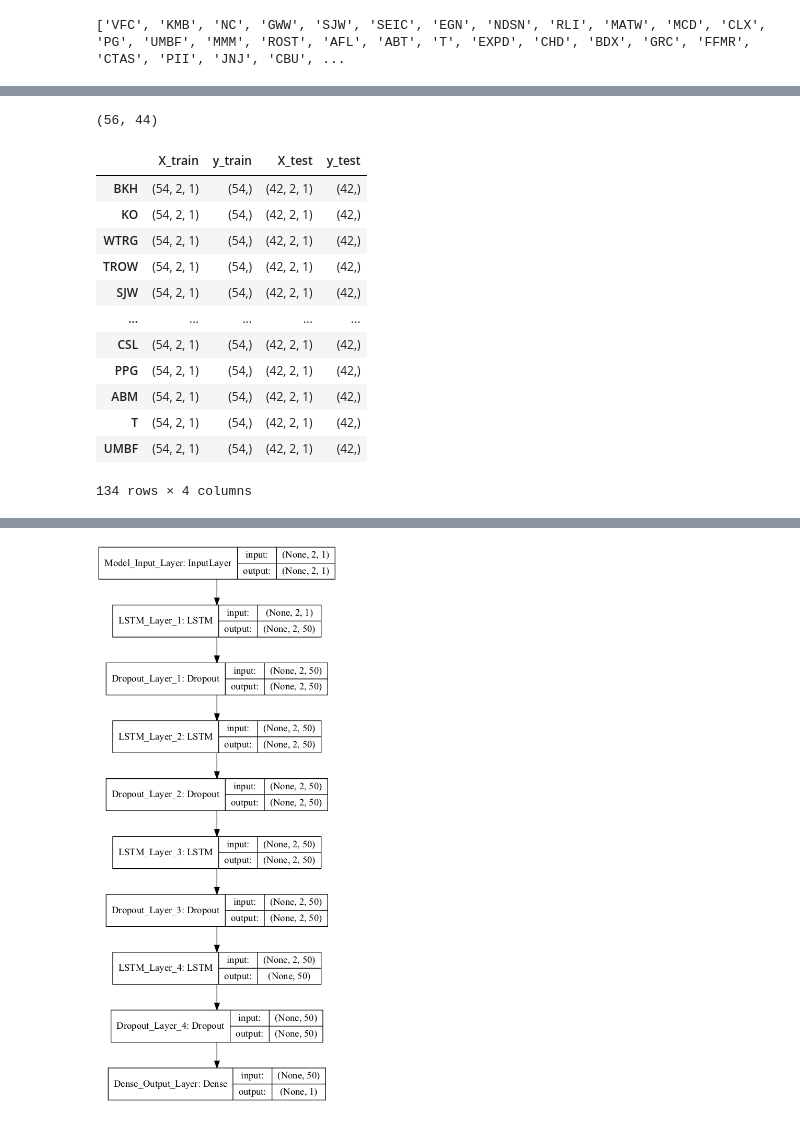
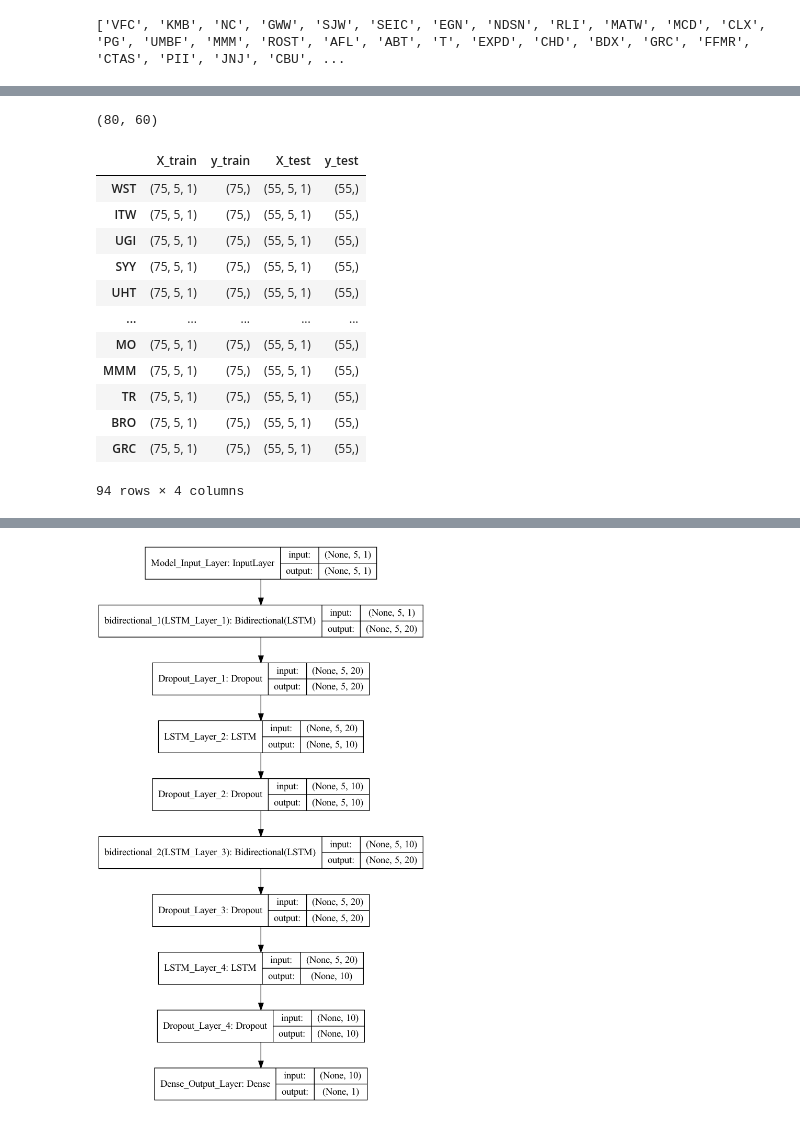
Before and after one commit to danpelis/DividendChampionPredictor, a Jupyter notebook: MLAlg1.ipynb, the cells around one changed output, grey strips where cells are left out. Cells and saved outputs as stored; diff of their text form; code cells hidden in the pictures.

```diff
--- a/MLAlg1.ipynb
+++ b/MLAlg1.ipynb
@@ -35,7 +35,7 @@ print(companyList)
 ['VFC', 'KMB', 'NC', 'GWW', 'SJW', 'SEIC', 'EGN', 'NDSN', 'RLI', 'MATW', 'MCD', 'CLX', 'PG', 'UMBF', 'MMM', 'ROST', 'AFL', 'ABT', 'T', 'EXPD', 'CHD', 'BDX', 'GRC', 'FFMR', 'CTAS', 'PII', 'JNJ', 'CBU', ...
 # %%
 # First, we get the data
-ignoreList = ["FFMR"]
+ignoreList = ["FFMR","FMCB"]
 stockList = list(set(companyList).difference(ignoreList))
 df_ = {}
 for i in stockList:
@@ -47,18 +47,20 @@ def split(dataframe, border, col):
 df_new = {}
 for i in stockList:
     df_new[i] = {}
-    df_new[i]["Train"], df_new[i]["Test"] = split(df_[i], "2010", "0")
+    df_new[i]["Train"], df_new[i]["Test"] = split(df_[i], "2006", "0")
 # %%
 randidx = np.random.permutation(len(stockList))
 shufStockList = np.array(stockList)[randidx]
 for i in shufStockList:
+    if df_new[i]["Train"].empty or df_new[i]["Test"].empty:
+        print(i)
     if i in ["WRE"]:
         fig, axs = plt.subplots(1,1,figsize=(10, 7))
         axs.xaxis.set_major_locator(mdates.MonthLocator(bymonth=(1)))
 #         axs.xaxis.set_minor_locator(mdates.MonthLocator())
         axs.xaxis.set_major_formatter(mdates.DateFormatter('%Y-%b'))
-        axs.plot(df_new[i]["Train"].index, df_new[i]["Train"])
-        axs.plot(df_new[i]["Test"])
+        axs.plot(df_new[i]["Train"].index, df_new[i]["Train"].values)
+        axs.plot(df_new[i]["Test"].index,df_new[i]["Test"].values)
         axs.set_ylabel("Dividend")
         axs.set_xlabel("Date")
         for label in axs.get_xticklabels(which='major'):
@@ -128,9 +133,9 @@ test_count = val[np.argsort(ct)][-1]
 # %%
 train_count, test_count
 # %% [output]
-(56, 44)
+(80, 60)
 # %%
-overlap = 2
+overlap = 5
 
 trainset = {}
 testset = {}
@@ -143,6 +148,7 @@ for j in stockList:
         trainset[j] = {}
         X_train = []
         y_train = []
+
         for i in range(overlap,train_count):
             X_train.append(transform_train[j][i-overlap:i,0])
             y_train.append(transform_train[j][i,0])
@@ -174,34 +180,33 @@ for i in stockListFix:
 pd.DataFrame(arr_buff, index=stockListFix)
 # %% [output]
 |  | X_train | y_train | X_test | y_test |
-| BKH | (54, 2, 1) | (54,) | (42, 2, 1) | (42,) |
-| KO | (54, 2, 1) | (54,) | (42, 2, 1) | (42,) |
-| WTRG | (54, 2, 1) | (54,) | (42, 2, 1) | (42,) |
-| TROW | (54, 2, 1) | (54,) | (42, 2, 1) | (42,) |
-| SJW | (54, 2, 1) | (54,) | (42, 2, 1) | (42,) |
+| WST | (75, 5, 1) | (75,) | (55, 5, 1) | (55,) |
+| ITW | (75, 5, 1) | (75,) | (55, 5, 1) | (55,) |
+| UGI | (75, 5, 1) | (75,) | (55, 5, 1) | (55,) |
+| SYY | (75, 5, 1) | (75,) | (55, 5, 1) | (55,) |
+| UHT | (75, 5, 1) | (75,) | (55, 5, 1) | (55,) |
 | ... | ... | ... | ... | ... |
-| CSL | (54, 2, 1) | (54,) | (42, 2, 1) | (42,) |
-| PPG | (54, 2, 1) | (54,) | (42, 2, 1) | (42,) |
-| ABM | (54, 2, 1) | (54,) | (42, 2, 1) | (42,) |
-| T | (54, 2, 1) | (54,) | (42, 2, 1) | (42,) |
-| UMBF | (54, 2, 1) | (54,) | (42, 2, 1) | (42,) |
+| MO | (75, 5, 1) | (75,) | (55, 5, 1) | (55,) |
+| MMM | (75, 5, 1) | (75,) | (55, 5, 1) | (55,) |
+| TR | (75, 5, 1) | (75,) | (55, 5, 1) | (55,) |
+| BRO | (75, 5, 1) | (75,) | (55, 5, 1) | (55,) |
+| GRC | (75, 5, 1) | (75,) | (55, 5, 1) | (55,) |
-134 rows × 4 columns
+94 rows × 4 columns
 # %%
-%%time
 # The LSTM architecture
 regressor = Sequential()
 # First LSTM layer with Dropout regularization
 regressor.add(InputLayer(input_shape=(X_train.shape[1],1), name = "Model_Input_Layer"))
-regressor.add(LSTM(units=50, return_sequences=True, name="LSTM_Layer_1"))
+regressor.add(Bidirectional(LSTM(units=10, return_sequences=True, name="LSTM_Layer_1")))
 regressor.add(Dropout(0.2,name="Dropout_Layer_1"))
 # Second LSTM layer
-regressor.add(LSTM(units=50, return_sequences=True,name="LSTM_Layer_2"))
+regressor.add(LSTM(units=10, return_sequences=True,name="LSTM_Layer_2"))
 regressor.add(Dropout(0.2,name="Dropout_Layer_2"))
 # Third LSTM layer
-regressor.add(LSTM(units=50, return_sequences=True,name="LSTM_Layer_3"))
+regressor.add(Bidirectional(LSTM(units=10, return_sequences=True,name="LSTM_Layer_3")))
 regressor.add(Dropout(0.5,name="Dropout_Layer_3"))
 # Fourth LSTM layer
-regressor.add(LSTM(units=50, name="LSTM_Layer_4"))
+regressor.add(LSTM(units=10, name="LSTM_Layer_4"))
 regressor.add(Dropout(0.5,name="Dropout_Layer_4"))
 # The output layer
 regressor.add(Dense(units=1, name="Dense_Output_Layer"))
@@ -220,2 +223,2 @@ Wall time: 1.33 s
-[figure, old version]
+[figure, new version]
 # %%
```
Also changed, not shown: parts of 8 cells of this notebook, 2 other files.
